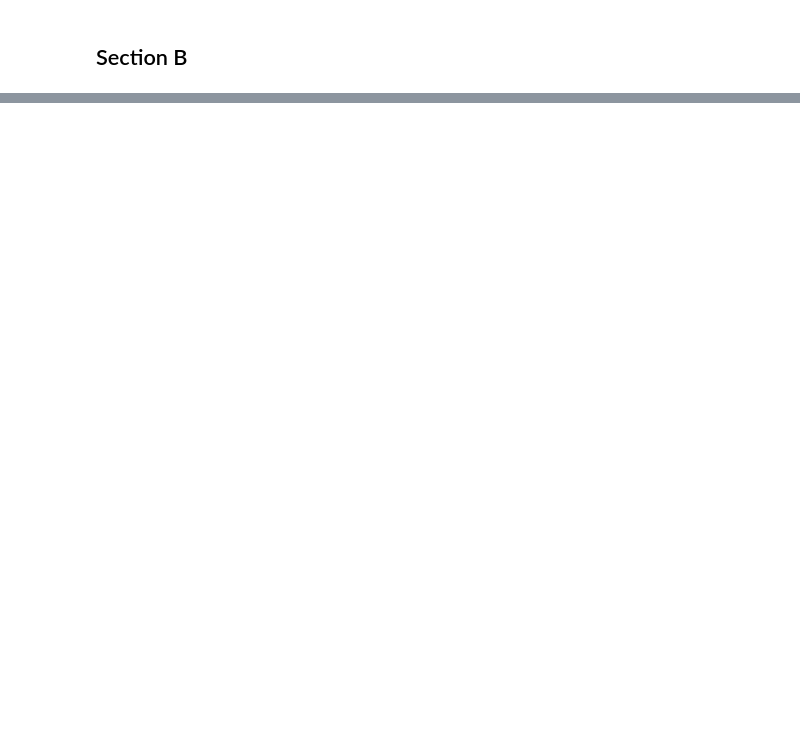
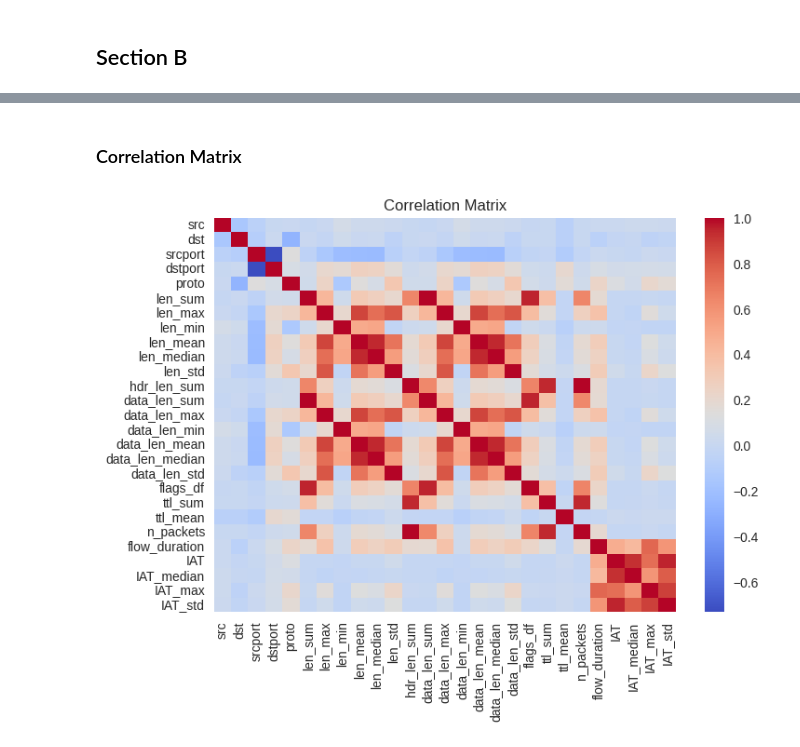
Before and after one commit to JRhin/pcap-analysis, a Jupyter notebook: main_notebook.ipynb, the cells around one changed output, grey strips where cells are left out. Cells and saved outputs as stored; diff of their text form; code cells hidden in the pictures; blank space fills up the shorter version.

```diff
--- a/main_notebook.ipynb
+++ b/main_notebook.ipynb
@@ -848,0 +973,9 @@ We decided to focus our analysis only on the TCP and UDP protocols.
+# %% [markdown]
+### Correlation Matrix
+# %%
+plot = sns.heatmap(features_df.corr().to_pandas().set_index(pd.Series(features_df.columns)),
+                   cmap='coolwarm')
+plot.set(title='Correlation Matrix')
+plt.show()
+# %% [output]
+[figure, added]
```
Also changed, not shown: parts of 22 cells of this notebook, 1 other file.
